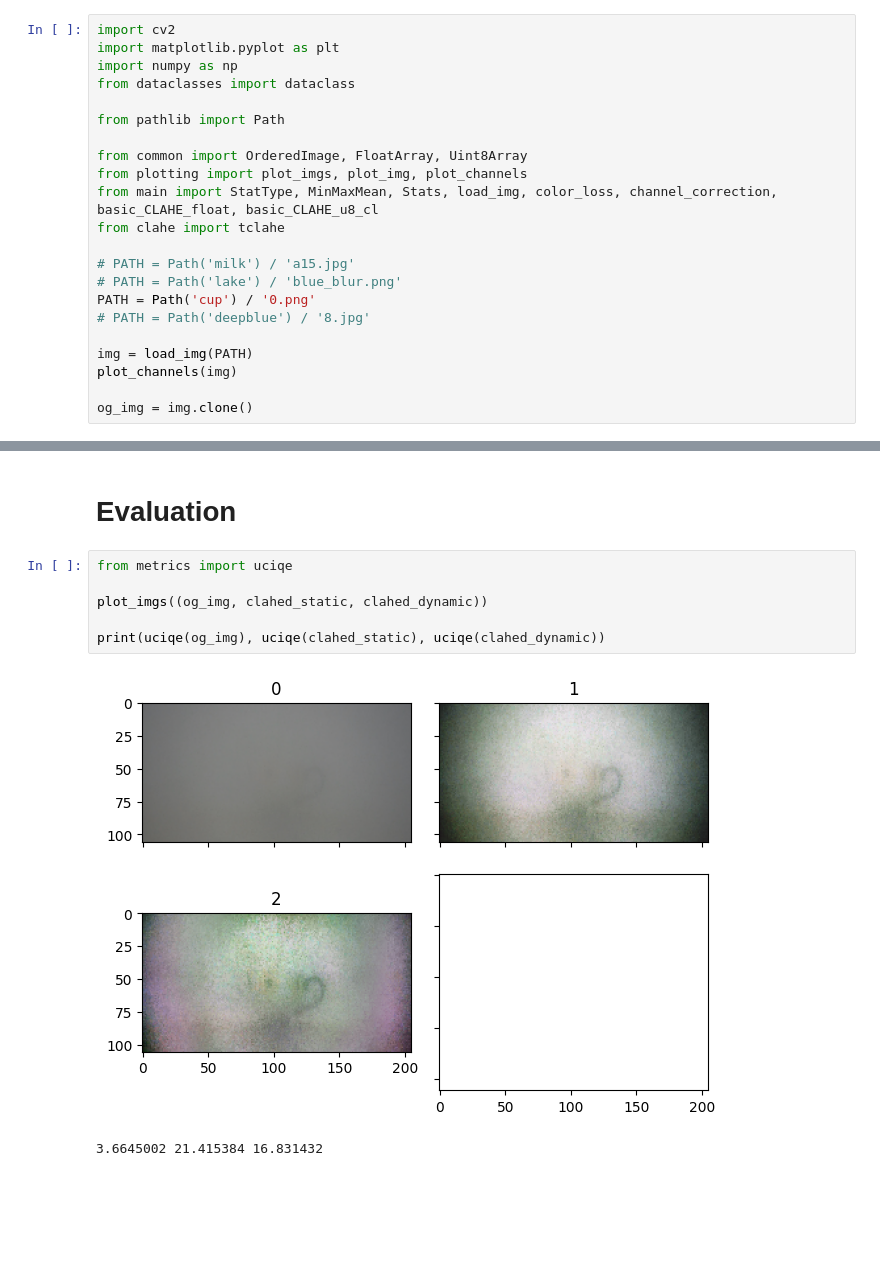
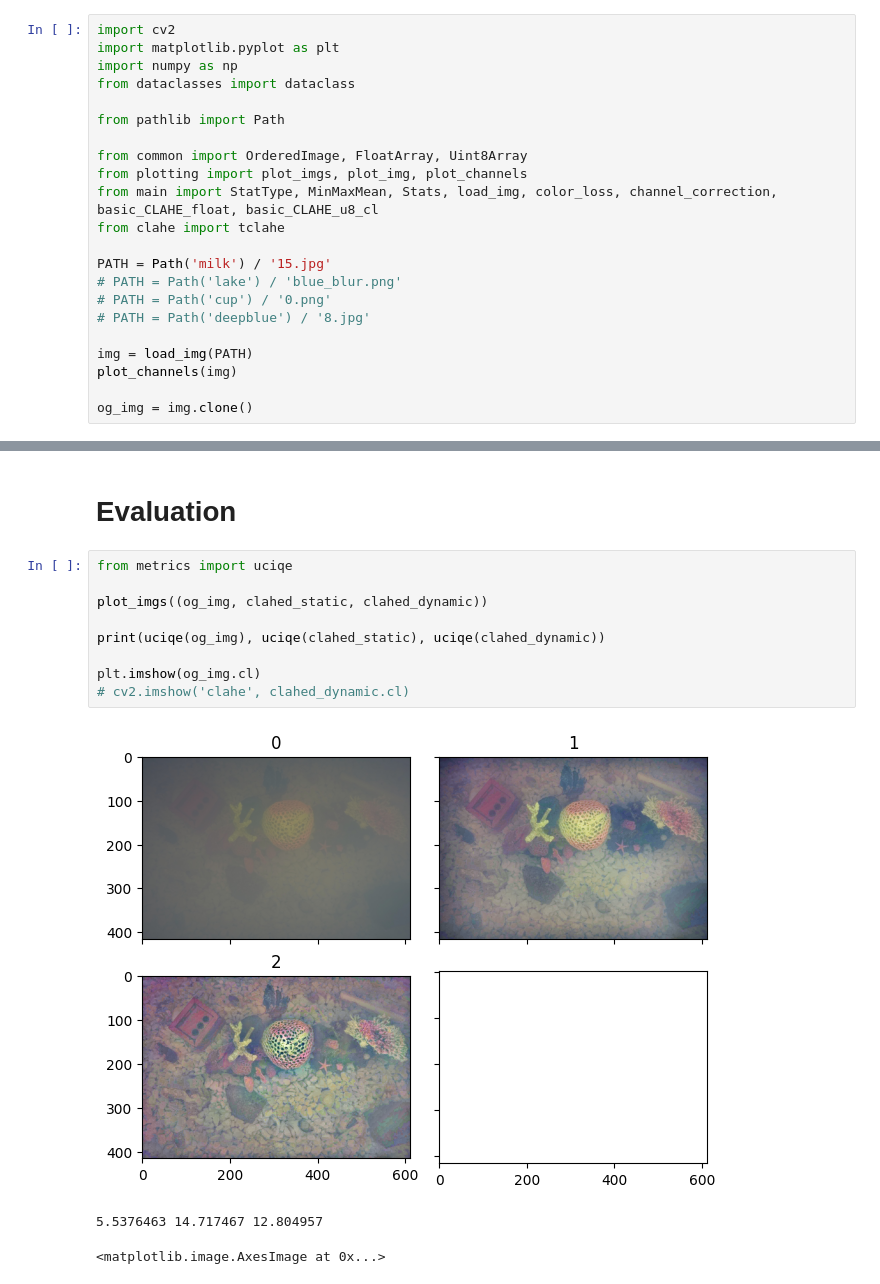
Before and after one commit to benjaminwp18/underwater-dehazing-python, a Jupyter notebook: stepwise.ipynb, the cells around one changed output, grey strips where cells are left out. Saved outputs shown, nothing was run; the diff lists cells and outputs as text; blank space fills up the shorter version.

```diff
--- a/stepwise.ipynb
+++ b/stepwise.ipynb
@@ -11,9 +11,9 @@ from plotting import plot_imgs, plot_img, plot_channels
 from main import StatType, MinMaxMean, Stats, load_img, color_loss, channel_correction, basic_CLAHE_float, basic_CLAHE_u8_cl
 from clahe import tclahe
 
-# PATH = Path('milk') / 'a15.jpg'
+PATH = Path('milk') / '15.jpg'
 # PATH = Path('lake') / 'blue_blur.png'
-PATH = Path('cup') / '0.png'
+# PATH = Path('cup') / '0.png'
 # PATH = Path('deepblue') / '8.jpg'
 
 img = load_img(PATH)
@@ -80,9 +79,13 @@ plot_channels(clahed_dynamic)
 # %%
 from metrics import uciqe
 
 plot_imgs((og_img, clahed_static, clahed_dynamic))
 
 print(uciqe(og_img), uciqe(clahed_static), uciqe(clahed_dynamic))
+
+plt.imshow(og_img.cl)
+# cv2.imshow('clahe', clahed_dynamic.cl)
 # %% [output]
-[figure, old version]
+[figure, new version]
-3.6645002 21.415384 16.831432
+5.5376463 14.717467 12.804957
+<matplotlib.image.AxesImage at 0x...>
```
Also changed, not shown: parts of 5 cells of this notebook, 2 other files.
